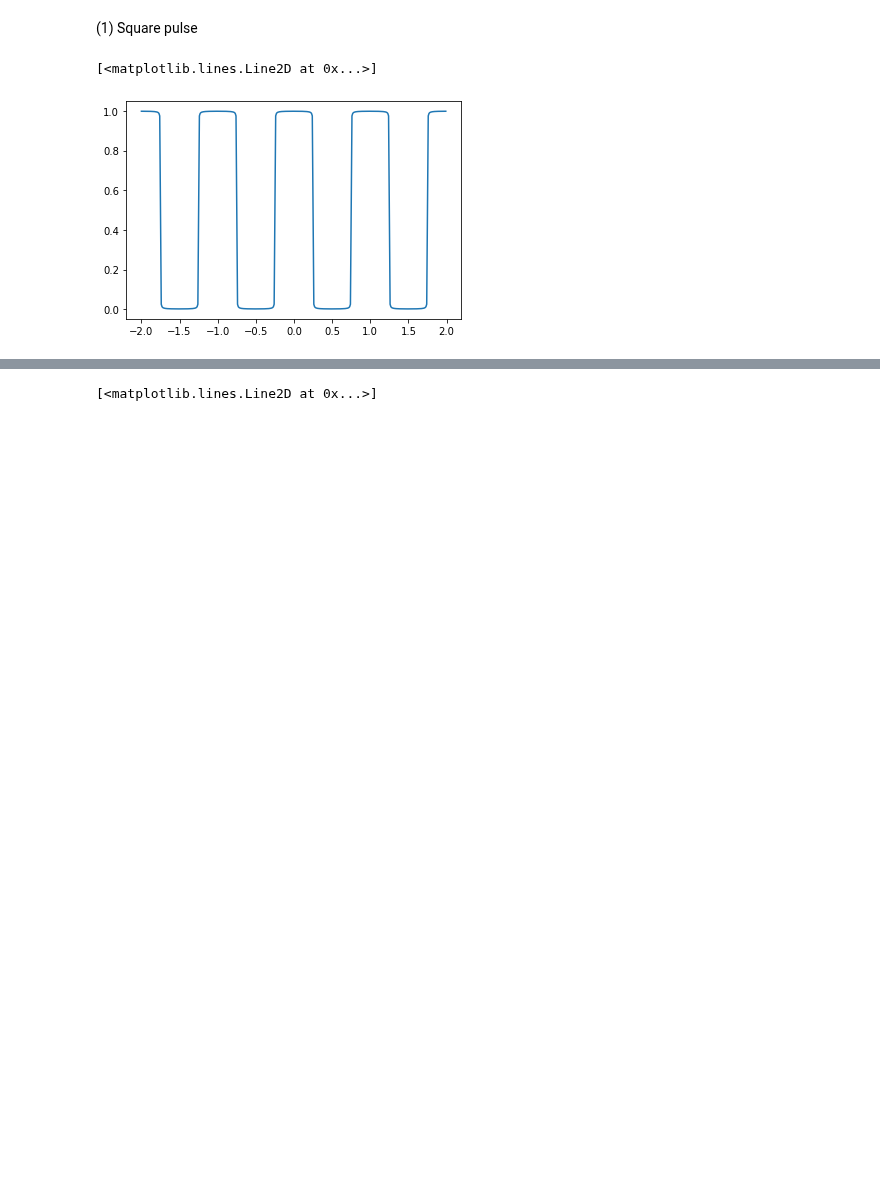
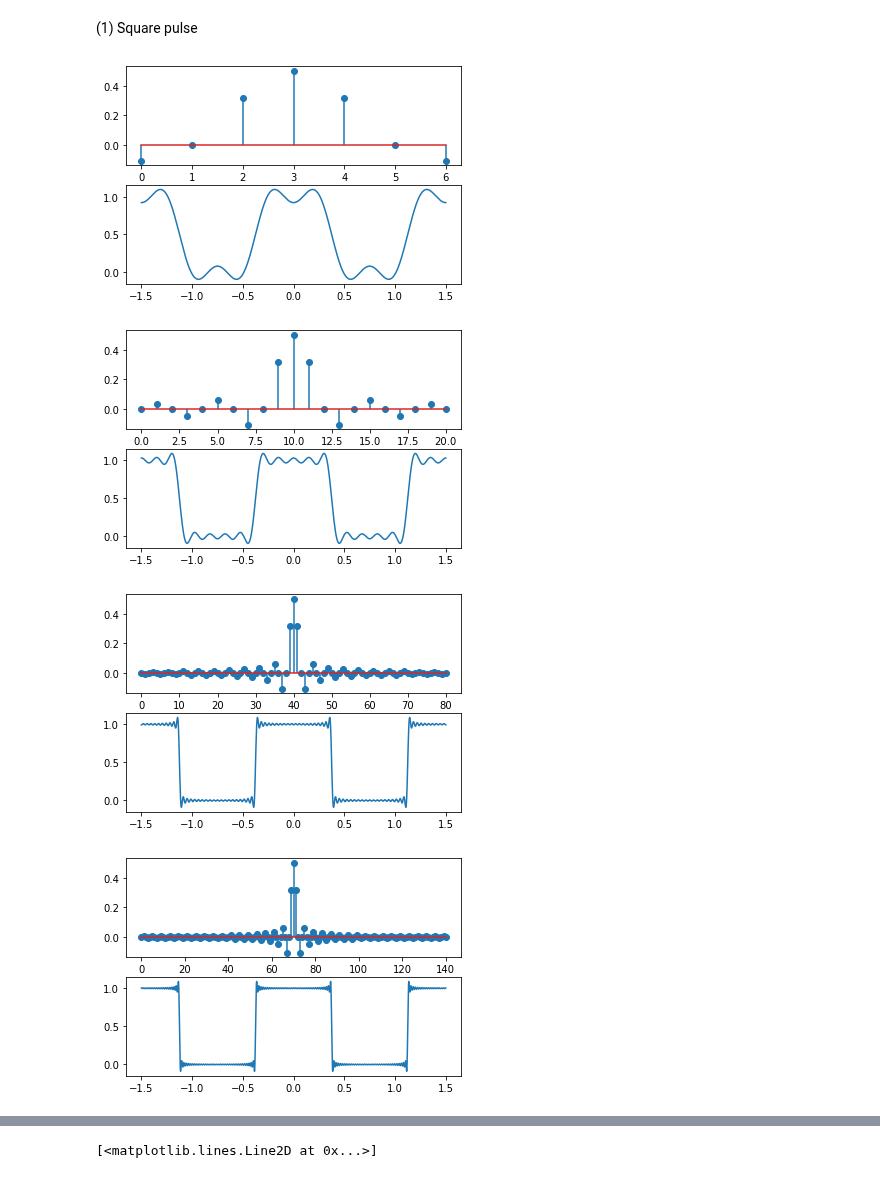
Before and after one commit to IISL-HYU/comm, a Jupyter notebook: signalprocessing/dsp_hw_1.ipynb, the cells around one changed output, grey strips where cells are left out. Saved outputs shown, nothing was run; the diff lists cells and outputs as text; code cells hidden in the pictures; blank space fills up the shorter version.

```diff
--- a/signalprocessing/dsp_hw_1.ipynb
+++ b/signalprocessing/dsp_hw_1.ipynb
@@ -8,26 +8,28 @@
 import numpy as np
 import matplotlib.pyplot as plt
 # %%
-# Plot a sinc function (discrete)
 
-N = 200
+N_lst = [3, 10, 40, 70, 200]
 dc = 0.5
-tp = 1
-trange = np.arange(-2, 2, 0.01)
+tp = 1.5
+trange = np.arange(-1.5, 1.5, 1e-5)
 
+for N in N_lst:
+    fund_freq = 2 * np.pi / tp
 
-fund_freq = 2 * np.pi / tp
+    k_lst = np.arange(-N, N+1, 1).reshape(-1, 1)
 
+    aks = dc * np.sinc(dc * k_lst)
+    ns = aks * np.exp(1j * k_lst * fund_freq * trange)
+    ns = np.sum(ns, axis=0)
 
-k_lst = np.arange(-N, N+1, 1).reshape(-1, 1)
-
-aks = dc * np.sinc(dc * k_lst)
-
-ns = aks * np.exp(1j * k_lst * fund_freq * trange)
-ns = np.sum(ns, axis=0)
-
-plt.figure()
-plt.plot(trange, ns.real)
+    plt.figure()
+    plt.subplot(2, 1, 1)
+    plt.stem(aks)
+    plt.subplot(2, 1, 2)
+    plt.plot(trange, ns.real)
 # %% [output]
-[<matplotlib.lines.Line2D at 0x...>]
-[figure, old version]
+[figure, new version]
+[figure, added]
+[figure, added]
+[figure, added]
```
Also changed, not shown: parts of 1 cell of this notebook.
